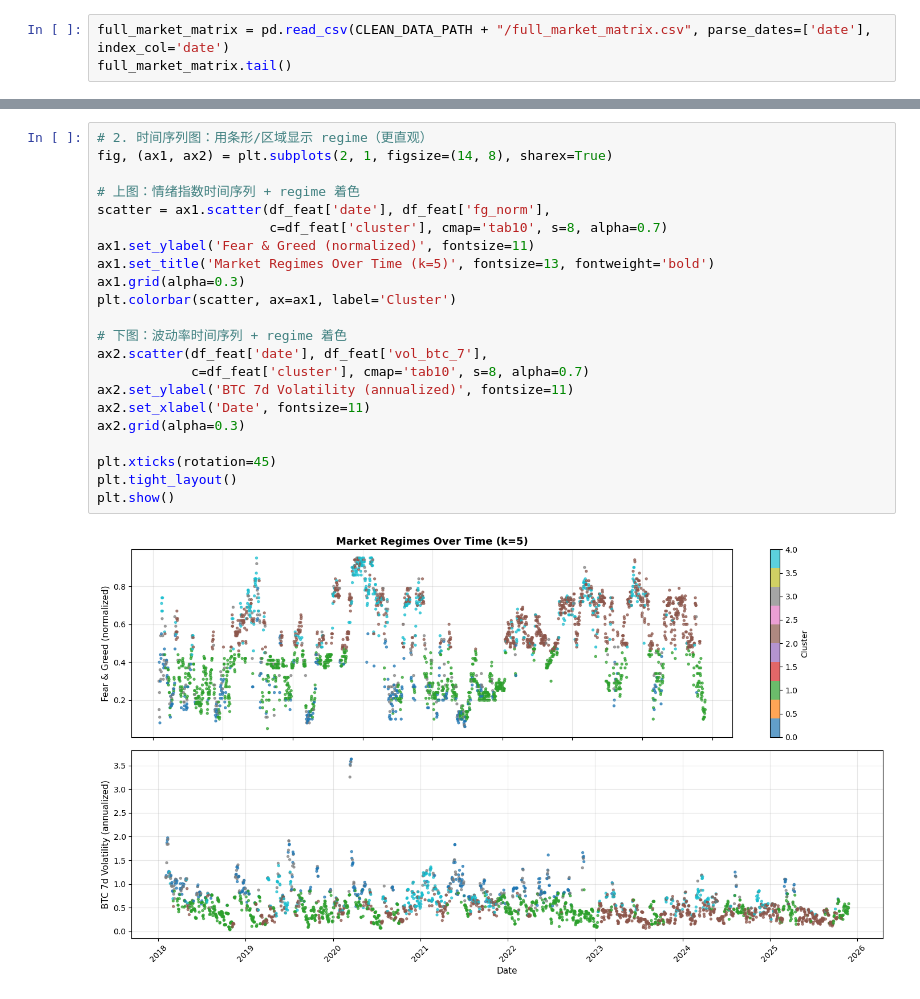
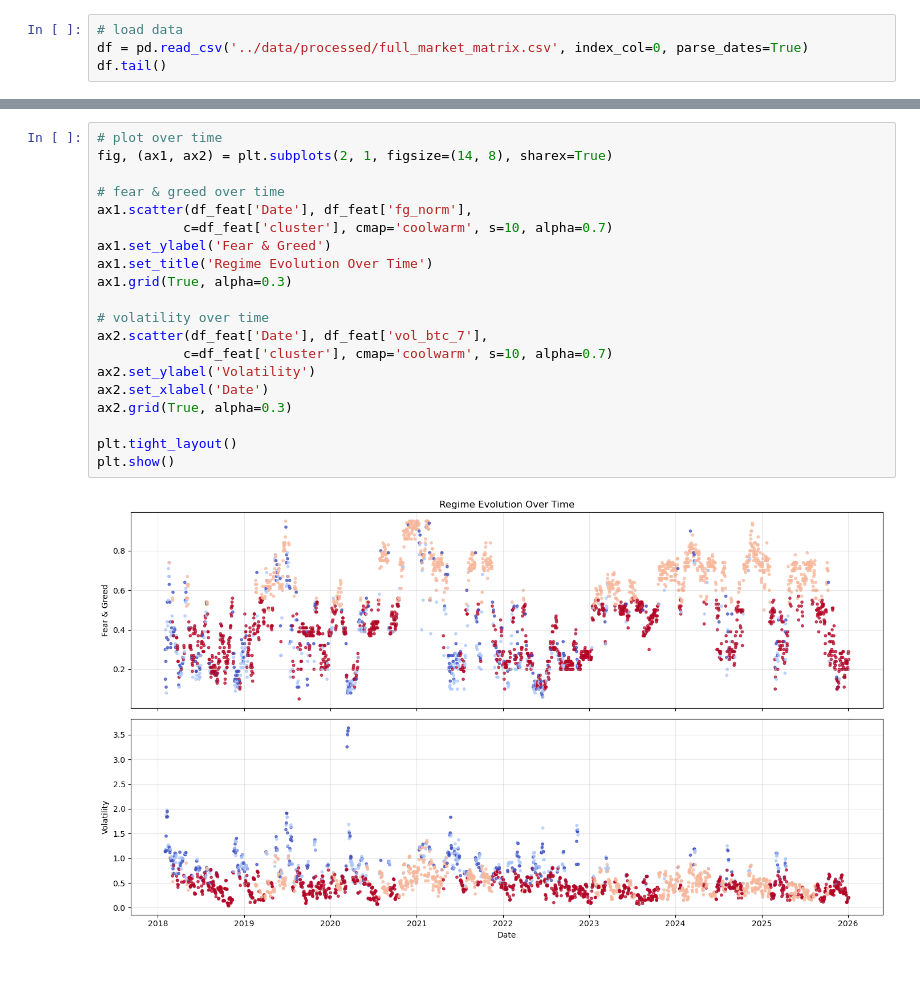
Before and after one commit to liyouqi/market-regime-identification, a Jupyter notebook: notebooks/02_feasible_study.ipynb, the cells around one changed output, grey strips where cells are left out. Drawn from its saved outputs; the diff is of its cells as text.

```diff
--- a/notebooks/02_feasible_study.ipynb
+++ b/notebooks/02_feasible_study.ipynb
@@ -13,4 +12,5 @@ CLEAN_DATA_PATH = "../data/processed"
 # %%
-full_market_matrix = pd.read_csv(CLEAN_DATA_PATH + "/full_market_matrix.csv", parse_dates=['date'], index_col='date')
-full_market_matrix.tail()
+# load data
+df = pd.read_csv('../data/processed/full_market_matrix.csv', index_col=0, parse_dates=True)
+df.tail()
 # %% [output]
@@ -301,24 +283,22 @@ The yellow parts are scattered in the lower sentiment and
 # %%
-# 2. 时间序列图：用条形/区域显示 regime（更直观）
+# plot over time
 fig, (ax1, ax2) = plt.subplots(2, 1, figsize=(14, 8), sharex=True)
 
-# 上图：情绪指数时间序列 + regime 着色
-scatter = ax1.scatter(df_feat['date'], df_feat['fg_norm'],
-                      c=df_feat['cluster'], cmap='tab10', s=8, alpha=0.7)
-ax1.set_ylabel('Fear & Greed (normalized)', fontsize=11)
-ax1.set_title('Market Regimes Over Time (k=5)', fontsize=13, fontweight='bold')
-ax1.grid(alpha=0.3)
-plt.colorbar(scatter, ax=ax1, label='Cluster')
+# fear & greed over time
+ax1.scatter(df_feat['Date'], df_feat['fg_norm'],
+           c=df_feat['cluster'], cmap='coolwarm', s=10, alpha=0.7)
+ax1.set_ylabel('Fear & Greed')
+ax1.set_title('Regime Evolution Over Time')
+ax1.grid(True, alpha=0.3)
 
-# 下图：波动率时间序列 + regime 着色
-ax2.scatter(df_feat['date'], df_feat['vol_btc_7'],
-            c=df_feat['cluster'], cmap='tab10', s=8, alpha=0.7)
-ax2.set_ylabel('BTC 7d Volatility (annualized)', fontsize=11)
-ax2.set_xlabel('Date', fontsize=11)
-ax2.grid(alpha=0.3)
+# volatility over time
+ax2.scatter(df_feat['Date'], df_feat['vol_btc_7'],
+           c=df_feat['cluster'], cmap='coolwarm', s=10, alpha=0.7)
+ax2.set_ylabel('Volatility')
+ax2.set_xlabel('Date')
+ax2.grid(True, alpha=0.3)
 
-plt.xticks(rotation=45)
 plt.tight_layout()
 plt.show()
 # %% [output]
-[figure, old version]
+[figure, new version]
```
Also changed, not shown: parts of 25 cells of this notebook, 4 other files.
